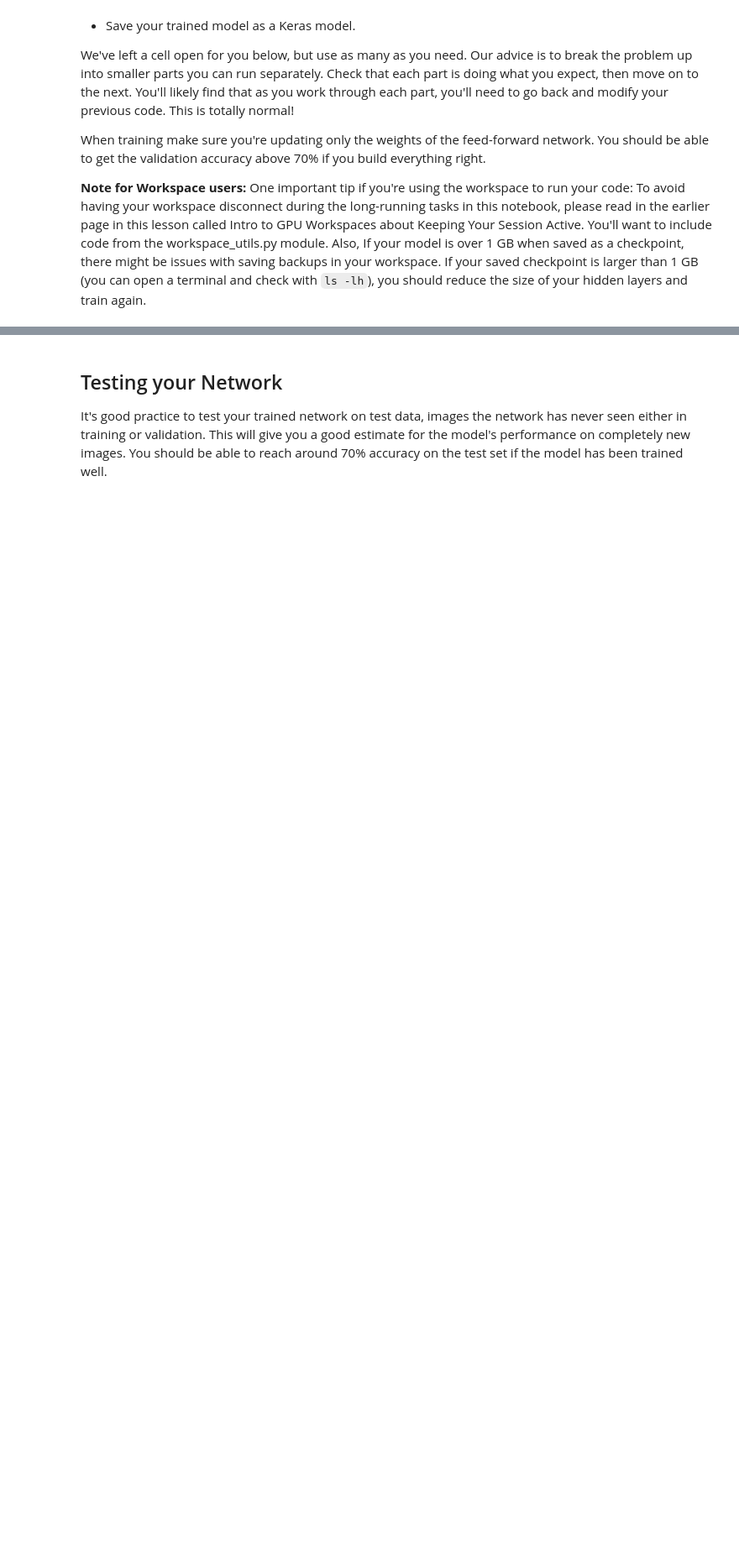
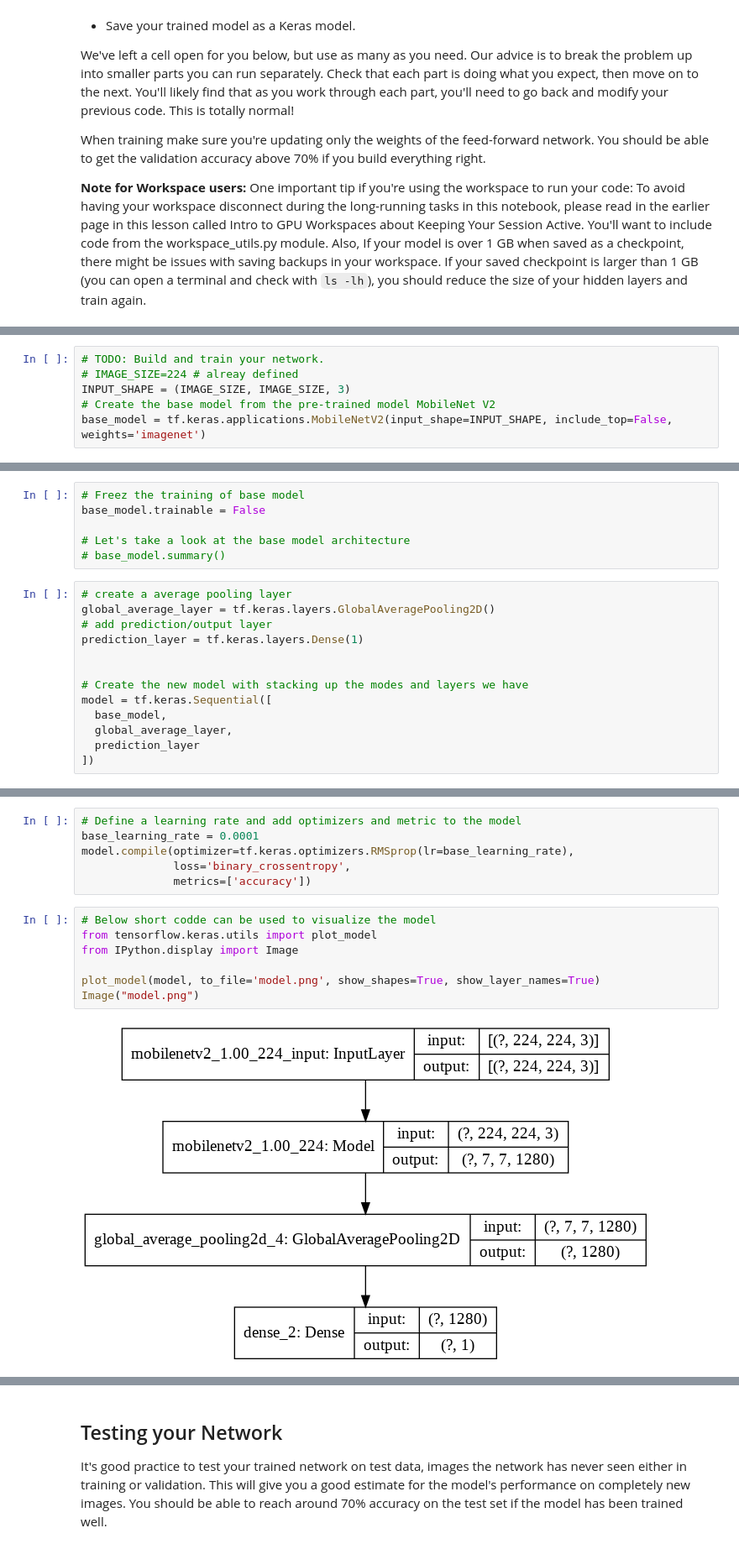
Before and after one commit to gauravshelangia/intro-to-ml-tensorflow, a Jupyter notebook: projects/p2_image_classifier/Project_Image_Classifier_Project.ipynb, the cells around one changed output, grey strips where cells are left out. Shown at 84% size. Drawn from its saved outputs; the diff is of its cells as text; blank space fills up the shorter version.

Commit message:
Added model to train, need to do lots of tunning

```diff
--- a/projects/p2_image_classifier/Project_Image_Classifier_Project.ipynb
+++ b/projects/p2_image_classifier/Project_Image_Classifier_Project.ipynb
@@ -239,0 +241,6 @@ When training make sure you're updating only the weights of the feed-forward net
+# %%
+# TODO: Build and train your network.
+# IMAGE_SIZE=224 # alreay defined
+INPUT_SHAPE = (IMAGE_SIZE, IMAGE_SIZE, 3)
+# Create the base model from the pre-trained model MobileNet V2
+base_model = tf.keras.applications.MobileNetV2(input_shape=INPUT_SHAPE, include_top=False, weights='imagenet')
@@ -239,0 +263,19 @@ When training make sure you're updating only the weights of the feed-forward net
+# %%
+# Freez the training of base model
+base_model.trainable = False
+
+# Let's take a look at the base model architecture
+# base_model.summary()
+# %%
+# create a average pooling layer
+global_average_layer = tf.keras.layers.GlobalAveragePooling2D()
+# add prediction/output layer
+prediction_layer = tf.keras.layers.Dense(1)
+
+
+# Create the new model with stacking up the modes and layers we have
+model = tf.keras.Sequential([
+  base_model,
+  global_average_layer,
+  prediction_layer
+])
@@ -239,0 +290,15 @@ When training make sure you're updating only the weights of the feed-forward net
+# %%
+# Define a learning rate and add optimizers and metric to the model
+base_learning_rate = 0.0001
+model.compile(optimizer=tf.keras.optimizers.RMSprop(lr=base_learning_rate),
+              loss='binary_crossentropy',
+              metrics=['accuracy'])
+# %%
+# Below short codde can be used to visualize the model
+from tensorflow.keras.utils import plot_model
+from IPython.display import Image
+
+plot_model(model, to_file='model.png', show_shapes=True, show_layer_names=True)
+Image("model.png")
+# %% [output]
+[figure, added]
```
Also changed, not shown: parts of 17 cells of this notebook.
